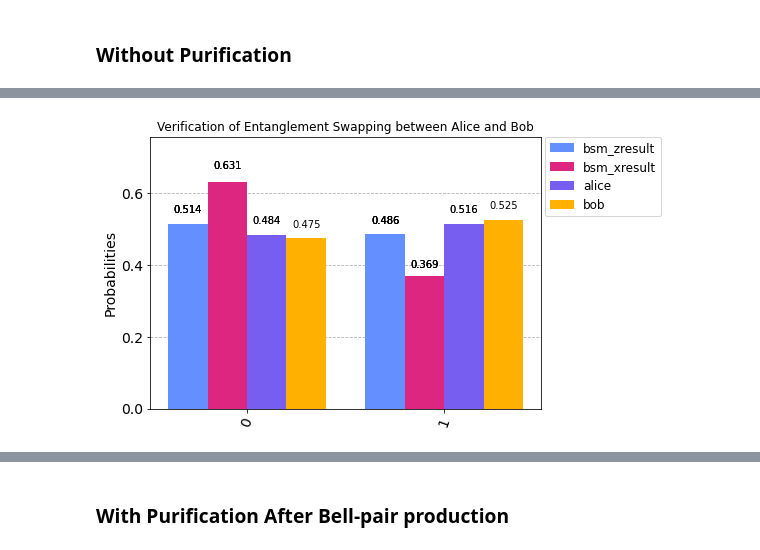
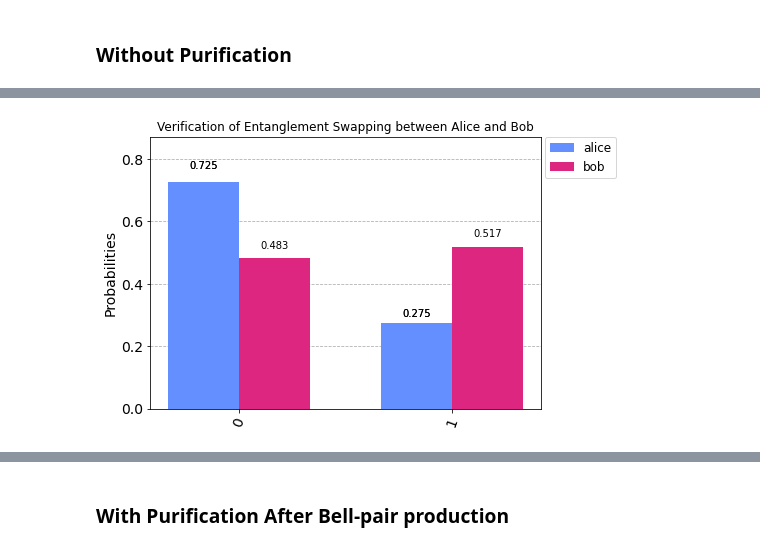
Before and after one commit to Phystro/Quantum-Repeater-Design, a Jupyter notebook: src/purification_strategy/qr_deutsch_purification_strategy.ipynb, the cells around one changed output, grey strips where cells are left out. Saved outputs shown, nothing was run; the diff lists cells and outputs as text; code cells hidden in the pictures.

```diff
--- a/src/purification_strategy/qr_deutsch_purification_strategy.ipynb
+++ b/src/purification_strategy/qr_deutsch_purification_strategy.ipynb
@@ -150,6 +149,27 @@ def full_deutsch_purification() -> Gate:
     c.cx(1, 3)
     c.to_gate(label="Full Deutsch")
     return c
+
+def quad_deutsch_purification(n: int) -> Gate:
+    c = QuantumCircuit(n, name="Quad Deutsch")
+    c.append(RXGate(np.pi/2), [0])
+    c.append(RXGate(-np.pi/2), [1])
+    c.append(RXGate(np.pi/2), [2])
+    c.append(RXGate(-np.pi/2), [3])
+
+    c.cx(0, 2)
+    c.cx(1, 3)
+
+    c.to_gate(label="Quad Deutsch")
+    return c
+
+def duo_deutsch_purification(n: int) -> Gate:
+    c = QuantumCircuit(n, name="Duo Deutsch")
+    c.append(RXGate(np.pi/2), [0])
+    c.append(RXGate(-np.pi/2), [1])
+
+    c.to_gate(label="Duo Deutsch")
+    return c
 # %%
 qco: QuantumCircuitOperations = QuantumCircuitOperations(True)
 qns: QuantumNativeSimulations = QuantumNativeSimulations()
@@ -228,9 +274,9 @@ plot_histogram(counts, title="Measurement Results of Alice and Bob's Qubits Afte
 # %%
-qubit_counts: list = [marginal_counts(counts, [qubit]) for qubit in range(4)]
-legend: list = ["bsm_zresult", "bsm_xresult", "alice", "bob"]
+qubit_counts: list = [marginal_counts(counts, [qubit]) for qubit in range(2, 4)]
+legend: list = ["alice", "bob"]
 plot_histogram(qubit_counts, legend=legend, title="Verification of Entanglement Swapping between Alice and Bob")
 # %% [output]
-[figure, old version]
+[figure, new version]
 # %%
 circ.draw("mpl", fold=-1)
 # %% [output]
```
Also changed, not shown: parts of 25 cells of this notebook, 8 other files.
